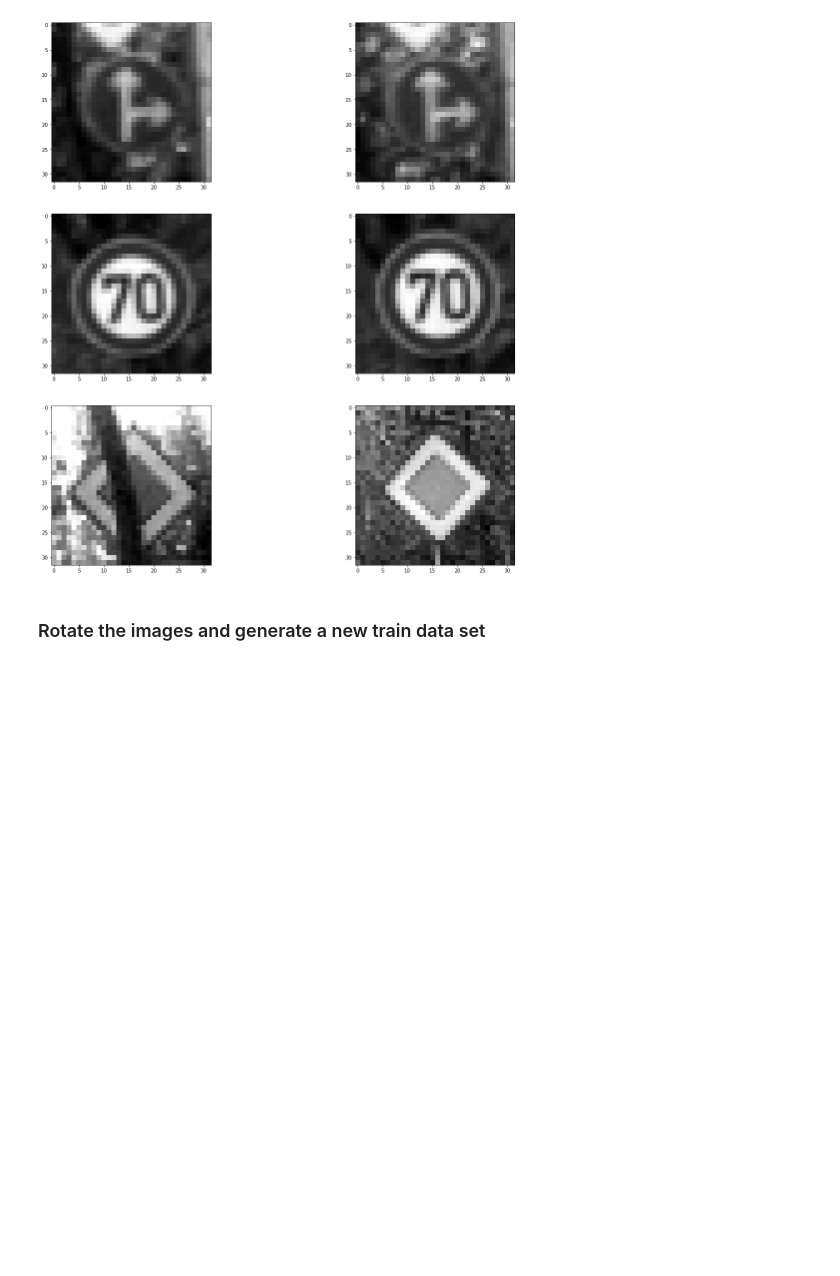
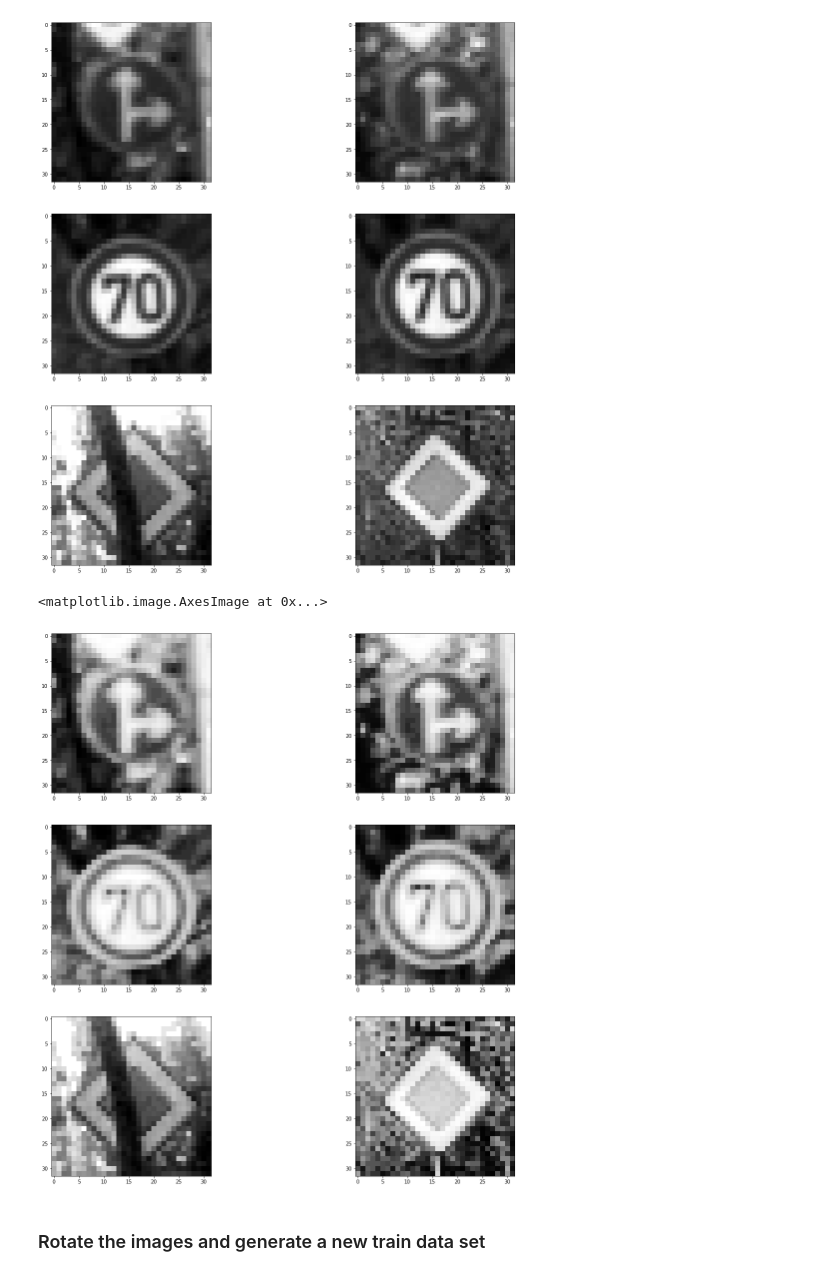
Before and after one commit to chenyue9713/Traffic-Sign-Classifier, a Jupyter notebook: Traffic_Sign_Classifier.ipynb, the cells around one changed output. Cells and saved outputs as stored; diff of their text form; code cells hidden in the pictures; blank space fills up the shorter version.

```diff
--- a/Traffic_Sign_Classifier.ipynb
+++ b/Traffic_Sign_Classifier.ipynb
@@ -243,0 +241,38 @@ X_test, y_test = shuffle(Normalized_X_test, y_test_clean)
+# %%
+hisequal_train_images = []
+hisequal_valid_images = []
+hisequal_test_images =[]
+
+
+for image in gray_train_images:
+    hisequal_train_images.append(cv2.equalizeHist(image))
+
+for image in gray_valid_images:
+    hisequal_valid_images.append(cv2.equalizeHist(image))
+
+for image in gray_test_images:
+    hisequal_test_images.append(cv2.equalizeHist(image))
+
+
+index_offset = 1010
+plt.figure(figsize=(20,20))
+plt.subplot(3,2,1)
+plt.imshow(hisequal_train_images[index_offset],cmap='gray')
+
+plt.subplot(3,2,2)
+plt.imshow(hisequal_train_images[index_offset+1],cmap='gray')
+
+plt.subplot(3,2,3)
+plt.imshow(hisequal_valid_images[index_offset],cmap='gray')
+
+plt.subplot(3,2,4)
+plt.imshow(hisequal_valid_images[index_offset+1],cmap='gray')
+
+plt.subplot(3,2,5)
+plt.imshow(hisequal_test_images[index_offset-2],cmap='gray')
+
+plt.subplot(3,2,6)
+plt.imshow(hisequal_test_images[index_offset-1],cmap='gray')
+# %% [output]
+<matplotlib.image.AxesImage at 0x...>
+[figure, added]
```
Also changed, not shown: parts of 10 cells of this notebook.
